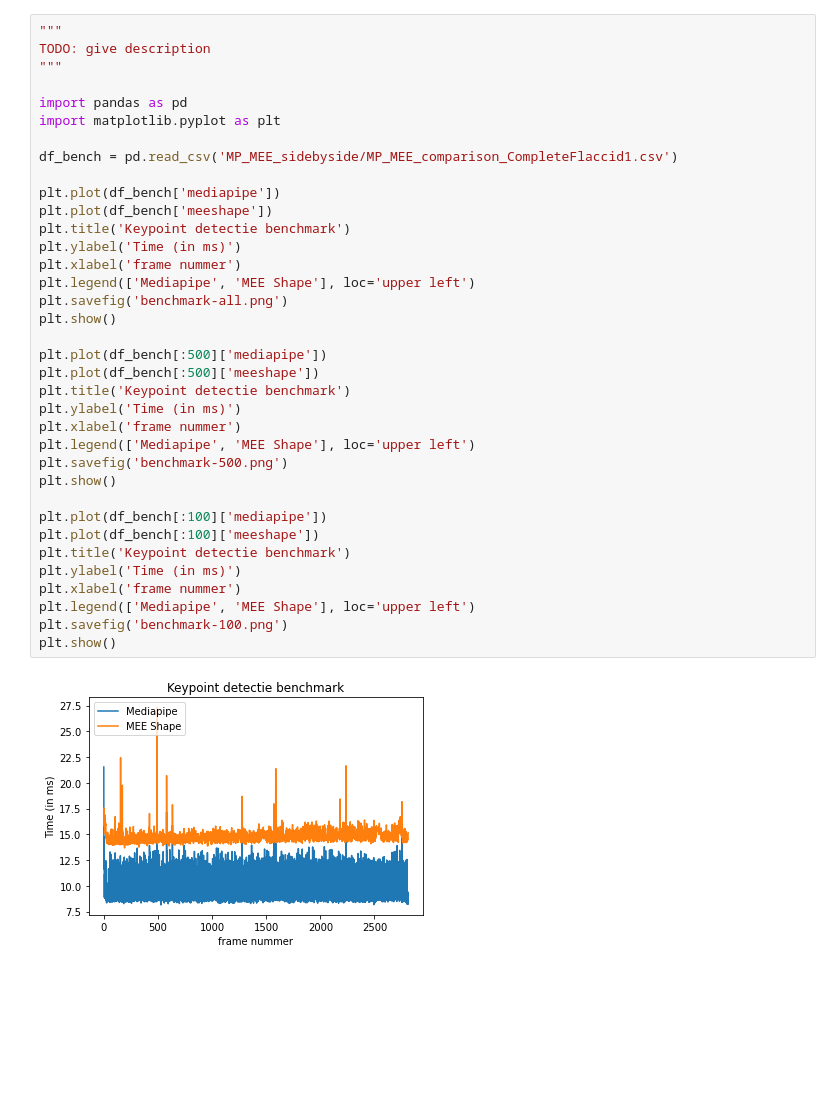
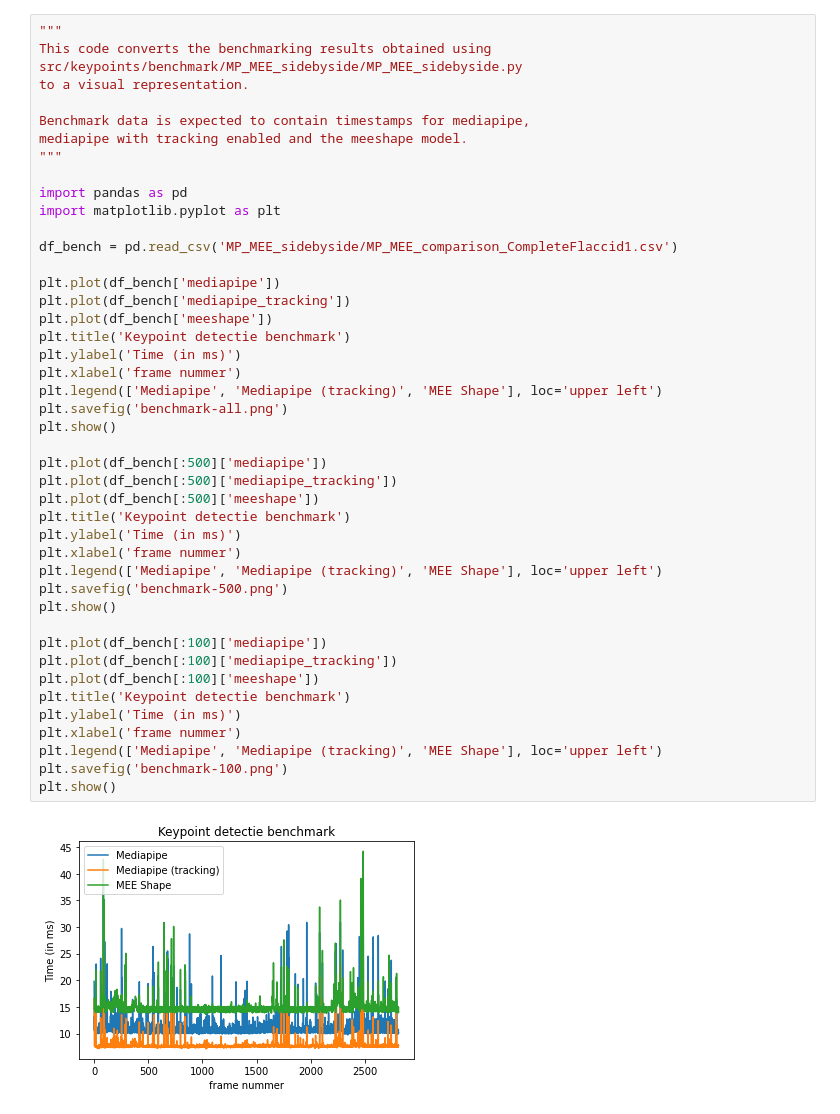
Before and after one commit to robbedec/thesis-inwe, a Jupyter notebook: src/keypoints/benchmark/benchmark_results_processing.ipynb, the cells around one changed output. Saved outputs shown, nothing was run; the diff lists cells and outputs as text; blank space fills up the shorter version.

Commit message:
include tracking mode in benchmark

```diff
--- a/src/keypoints/benchmark/benchmark_results_processing.ipynb
+++ b/src/keypoints/benchmark/benchmark_results_processing.ipynb
@@ -1,38 +1,46 @@
 # %%
 """
-TODO: give description
+This code converts the benchmarking results obtained using
+src/keypoints/benchmark/MP_MEE_sidebyside/MP_MEE_sidebyside.py
+to a visual representation.
+
+Benchmark data is expected to contain timestamps for mediapipe,
+mediapipe with tracking enabled and the meeshape model.
 """
 
 import pandas as pd
 import matplotlib.pyplot as plt
 
 df_bench = pd.read_csv('MP_MEE_sidebyside/MP_MEE_comparison_CompleteFlaccid1.csv')
 
 plt.plot(df_bench['mediapipe'])
+plt.plot(df_bench['mediapipe_tracking'])
 plt.plot(df_bench['meeshape'])
 plt.title('Keypoint detectie benchmark')
 plt.ylabel('Time (in ms)')
 plt.xlabel('frame nummer')
-plt.legend(['Mediapipe', 'MEE Shape'], loc='upper left')
+plt.legend(['Mediapipe', 'Mediapipe (tracking)', 'MEE Shape'], loc='upper left')
 plt.savefig('benchmark-all.png')
 plt.show()
 
 plt.plot(df_bench[:500]['mediapipe'])
+plt.plot(df_bench[:500]['mediapipe_tracking'])
 plt.plot(df_bench[:500]['meeshape'])
 plt.title('Keypoint detectie benchmark')
 plt.ylabel('Time (in ms)')
 plt.xlabel('frame nummer')
-plt.legend(['Mediapipe', 'MEE Shape'], loc='upper left')
+plt.legend(['Mediapipe', 'Mediapipe (tracking)', 'MEE Shape'], loc='upper left')
 plt.savefig('benchmark-500.png')
 plt.show()
 
 plt.plot(df_bench[:100]['mediapipe'])
+plt.plot(df_bench[:100]['mediapipe_tracking'])
 plt.plot(df_bench[:100]['meeshape'])
 plt.title('Keypoint detectie benchmark')
 plt.ylabel('Time (in ms)')
 plt.xlabel('frame nummer')
-plt.legend(['Mediapipe', 'MEE Shape'], loc='upper left')
+plt.legend(['Mediapipe', 'Mediapipe (tracking)', 'MEE Shape'], loc='upper left')
 plt.savefig('benchmark-100.png')
 plt.show()
 # %% [output]
-[figure, old version]
+[figure, new version]
```
Also changed, not shown: parts of 1 cell of this notebook, 6 other files.
